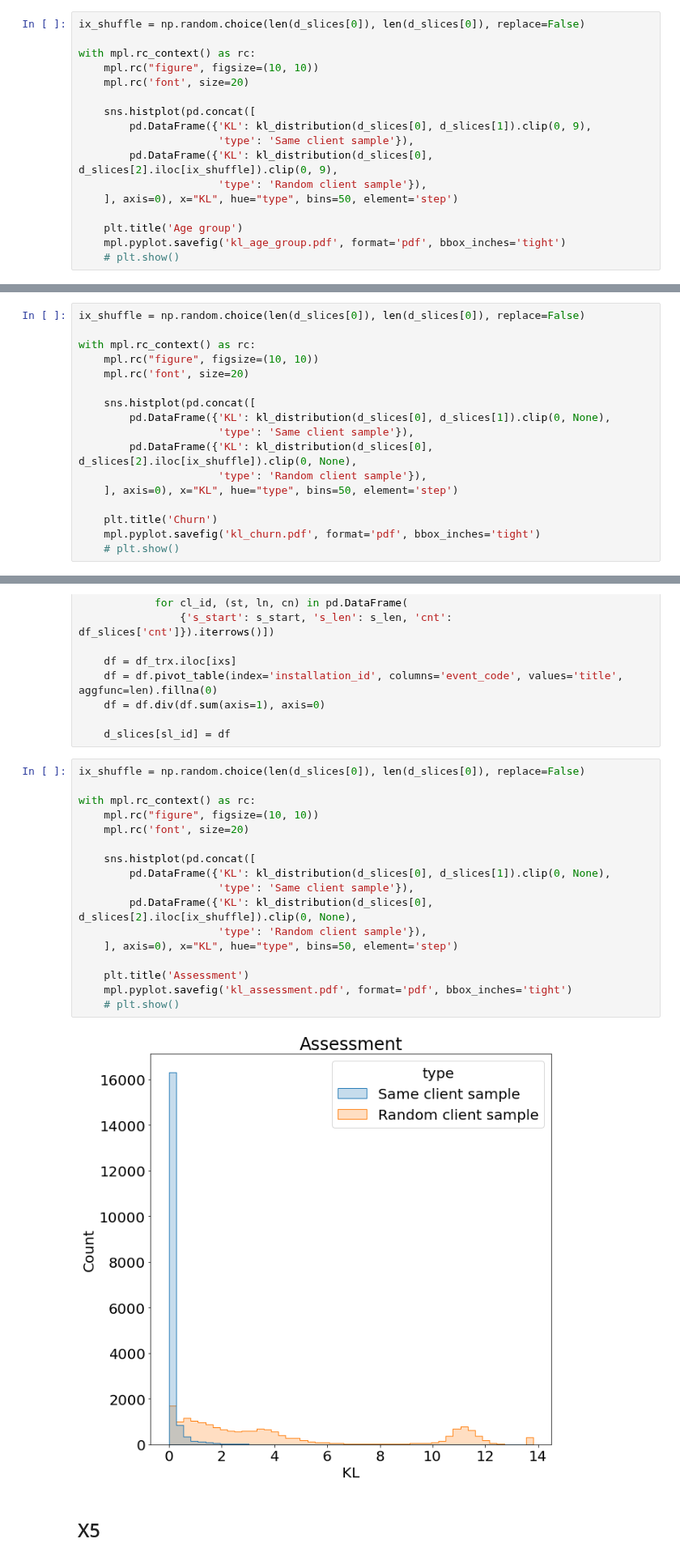
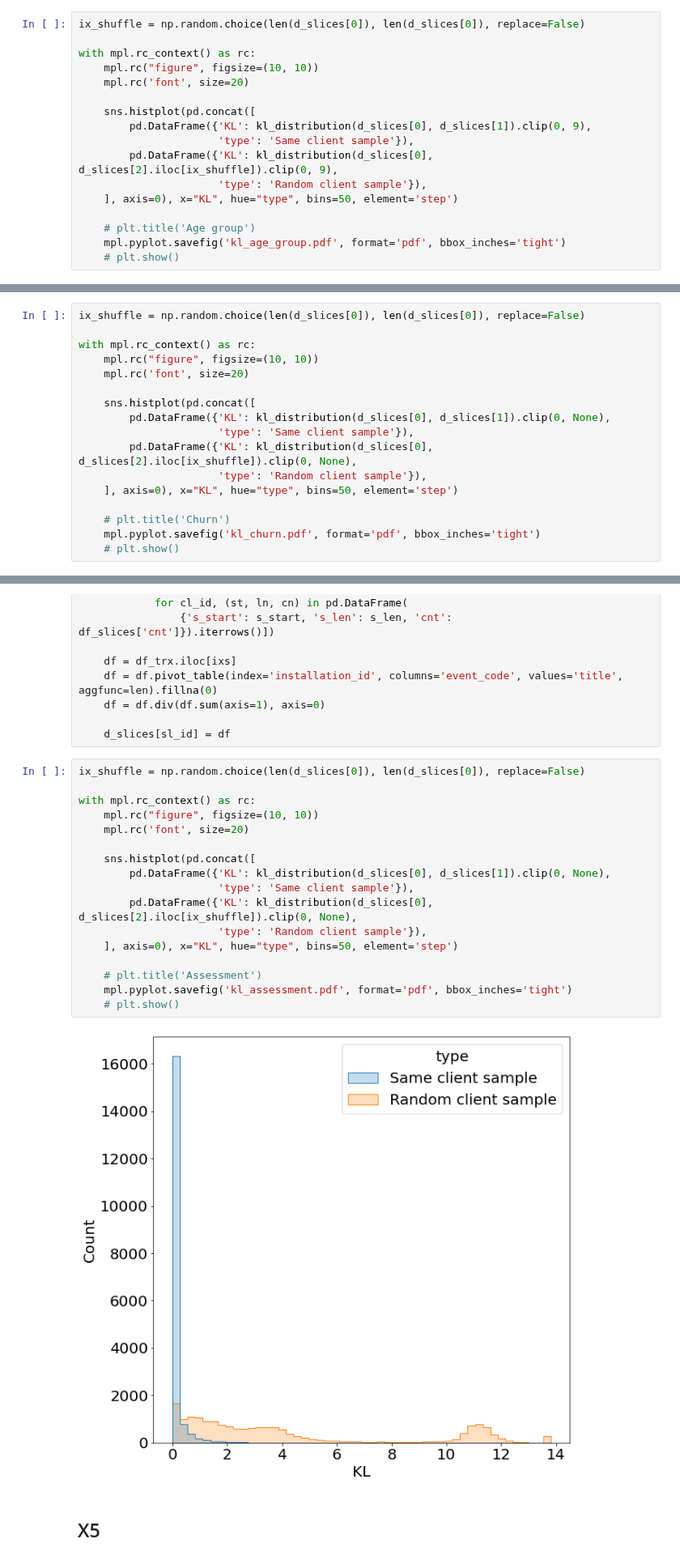
Before and after one commit to dllllb/pytorch-lifestream, a Jupyter notebook: experiments/notebooks/KL_cyclostationary.ipynb, the cells around one changed output, grey strips where cells are left out. Shown at 81% size. Drawn from its saved outputs; the diff is of its cells as text.

Commit message:
title removed

```diff
--- a/experiments/notebooks/KL_cyclostationary.ipynb
+++ b/experiments/notebooks/KL_cyclostationary.ipynb
@@ -64,7 +64,7 @@ with mpl.rc_context() as rc:
                       'type': 'Random client sample'}),
     ], axis=0), x="KL", hue="type", bins=50, element='step')
 
-    plt.title('Age group')
+    # plt.title('Age group')
     mpl.pyplot.savefig('kl_age_group.pdf', format='pdf', bbox_inches='tight')
     # plt.show()
 # %% [output]
@@ -132,7 +132,7 @@ with mpl.rc_context() as rc:
                       'type': 'Random client sample'}),
     ], axis=0), x="KL", hue="type", bins=50, element='step')
 
-    plt.title('Churn')
+    # plt.title('Churn')
     mpl.pyplot.savefig('kl_churn.pdf', format='pdf', bbox_inches='tight')
     # plt.show()
 # %% [output]
@@ -177,22 +177,22 @@ for sl_id in range(3):
 # %%
 ix_shuffle = np.random.choice(len(d_slices[0]), len(d_slices[0]), replace=False)
 
 with mpl.rc_context() as rc:
     mpl.rc("figure", figsize=(10, 10))
     mpl.rc('font', size=20)
 
     sns.histplot(pd.concat([
         pd.DataFrame({'KL': kl_distribution(d_slices[0], d_slices[1]).clip(0, None),
                       'type': 'Same client sample'}),
         pd.DataFrame({'KL': kl_distribution(d_slices[0], d_slices[2].iloc[ix_shuffle]).clip(0, None),
                       'type': 'Random client sample'}),
     ], axis=0), x="KL", hue="type", bins=50, element='step')
 
-    plt.title('Assessment')
+    # plt.title('Assessment')
     mpl.pyplot.savefig('kl_assessment.pdf', format='pdf', bbox_inches='tight')
     # plt.show()
 # %% [output]
-[figure, old version]
+[figure, new version]
 # %% [markdown]
 ## X5
 # %%
```
Also changed, not shown: parts of 4 cells of this notebook.
